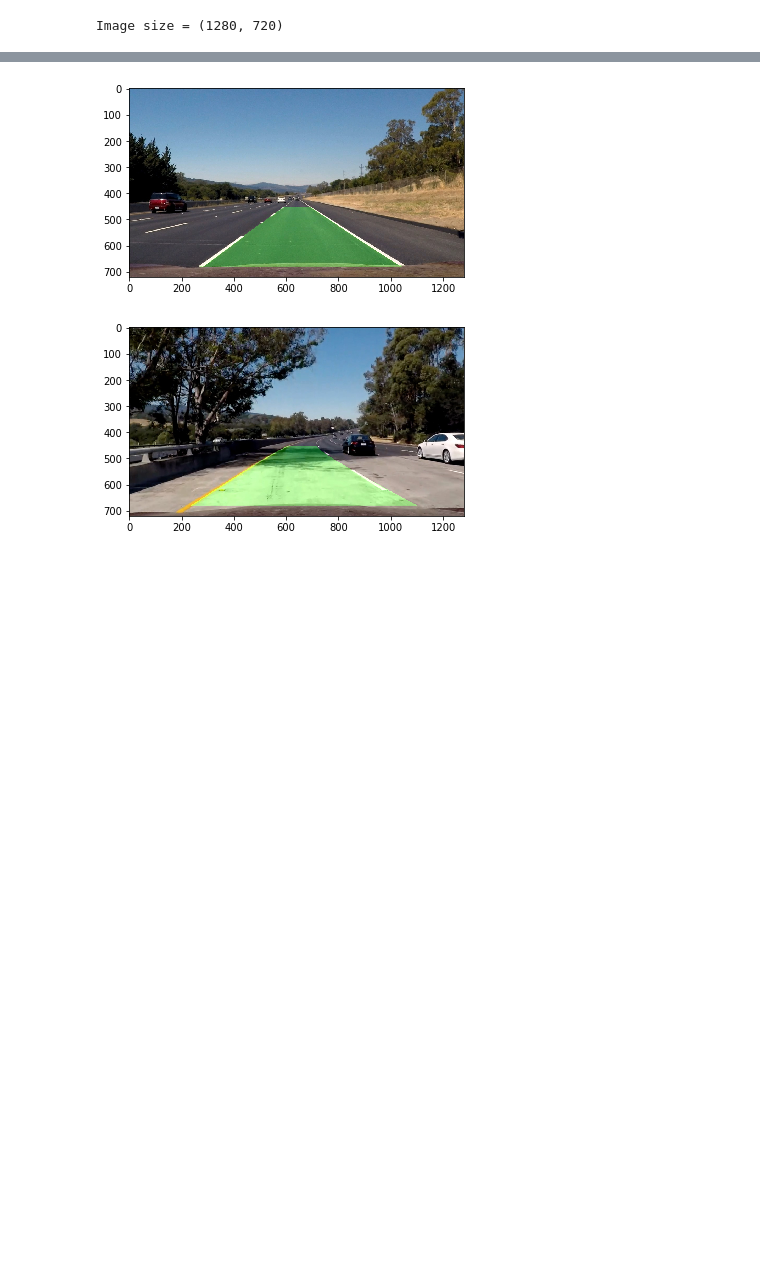
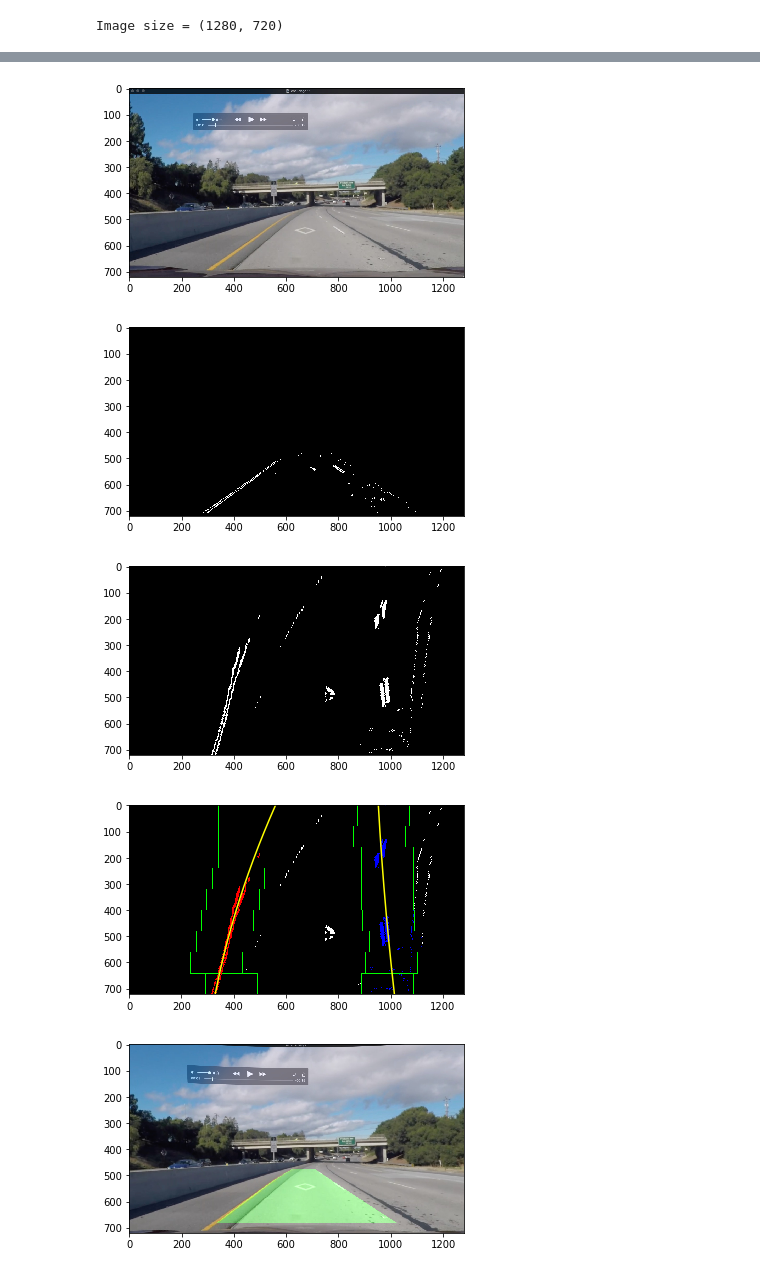
Before and after one commit to artxj/CarND-Advanced-Lane-Lines, a Jupyter notebook: lane_finder.ipynb, the cells around one changed output, grey strips where cells are left out. Cells and saved outputs as stored; diff of their text form; code cells hidden in the pictures; blank space fills up the shorter version.

```diff
--- a/lane_finder.ipynb
+++ b/lane_finder.ipynb
@@ -357,19 +317,0 @@ def sliding_window_search(binary_warped):
-# %%
-
-image = cv2.imread('./test_images/straight_lines2.jpg')
-warped = combine_sobel_and_hsl(image)
-show_image(warped, cmap='gray')
-
-warped = warp_perspective(warped, perspective_M, image_size)
-show_image(warped, cmap='gray')
-
-left_fit, right_fit = sliding_window_search(warped)
-ploty = np.linspace(0, warped.shape[0]-1, warped.shape[0] )
-left_fitx = left_fit[0]*ploty**2 + left_fit[1]*ploty + left_fit[2]
-right_fitx = right_fit[0]*ploty**2 + right_fit[1]*ploty + right_fit[2]
-
-plt.plot(left_fitx, ploty, color='black')
-plt.plot(right_fitx, ploty, color='black')
-plt.xlim(0, 1280)
-plt.ylim(720, 0)
-plt.show()
@@ -398,42 +605,33 @@ def draw_lines(image, warped, image_size, Minv, left_fitx, right_fitx, ploty):
     return result
 # %%
 
-image = cv2.imread('./test_images/straight_lines2.jpg')
-#threshed = apply_hsl_thresh(image, thresh=(150, 255))
-threshed = combine_sobel_and_hsl(image)
-warped = warp_perspective(threshed, perspective_M, image_size)
+def full_process_image(image, image_size, mtx, dist, M, Minv, show_plot=False):
+    undistorted = undistort_image(image, mtx, dist)
+    threshed = combine_sobel_and_hls(undistorted)
+    #masked = apply_mask(threshed)
+    if show_plot:
+        show_image(threshed, cmap='gray')
+    warped = warp_perspective(threshed, M, image_size)
+    if show_plot:
+        show_image(warped, cmap='gray')
+    left_fit, right_fit = sliding_window_search(warped, show_plot)
+    #sliding_window_search2(warped)
+    ploty = np.linspace(0, warped.shape[0]-1, warped.shape[0] )
+    left_fitx = left_fit[0] * ploty**2 + left_fit[1] * ploty + left_fit[2]
+    right_fitx = right_fit[0] * ploty**2 + right_fit[1] * ploty + right_fit[2]
+    res = draw_lines(undistorted, warped, image_size, Minv, left_fitx, right_fitx, ploty)
+    return res
 
-left_fit, right_fit = sliding_window_search(warped)
-ploty = np.linspace(0, image_size[1]-1, image_size[1] )
-left_fitx = left_fit[0] * ploty**2 + left_fit[1] * ploty + left_fit[2]
-right_fitx = right_fit[0] * ploty**2 + right_fit[1] * ploty + right_fit[2]
-
-res = draw_lines(image, warped, image_size, perspective_Minv, left_fitx, right_fitx, ploty)
-res = cv2.cvtColor(res, cv2.COLOR_BGR2RGB)
-show_image(res)
+def process_image(image):
+    return full_process_image(image, image_size, calibration_mtx, calibration_dist, perspective_M, perspective_Minv)
-# %% [output]
-[figure, removed]
-# %%
-
-def full_process_image(image, image_size, mtx, dist, M, Minv):
-    undistorted = undistort_image(image, mtx, dist)
-    threshed = combine_sobel_and_hsl(undistorted)
-    threshed = apply_mask(threshed, image_size)
-    warped = warp_perspective(threshed, M, image_size)
-    left_fit, right_fit = sliding_window_search(warped)
-    ploty = np.linspace(0, warped.shape[0]-1, warped.shape[0] )
-    left_fitx = left_fit[0] * ploty**2 + left_fit[1] * ploty + left_fit[2]
-    right_fitx = right_fit[0] * ploty**2 + right_fit[1] * ploty + right_fit[2]
-    res = draw_lines(undistorted, warped, image_size, Minv, left_fitx, right_fitx, ploty)
-    res = cv2.cvtColor(res, cv2.COLOR_BGR2RGB)
-    return res
-
-def process_image(image):
-    image = cv2.cvtColor(image, cv2.COLOR_RGB2BGR)
-    return full_process_image(image, image_size, calibration_mtx, calibration_dist, perspective_M, perspective_Minv)
 # %%
 
-image = cv2.imread('./test_images/test5.jpg')
-show_image(full_process_image(image, image_size, calibration_mtx, calibration_dist, perspective_M, perspective_Minv))
+image = read_image('./test_images/challenge1.jpg')
+show_image(image)
+show_image(full_process_image(image, image_size, calibration_mtx, calibration_dist, perspective_M, perspective_Minv, show_plot=True))
 # %% [output]
-[figure, old version]
+[figure, new version]
+[figure, added]
+[figure, added]
+[figure, added]
+[figure, added]
```
Also changed, not shown: parts of 24 cells of this notebook, 13 other files.
